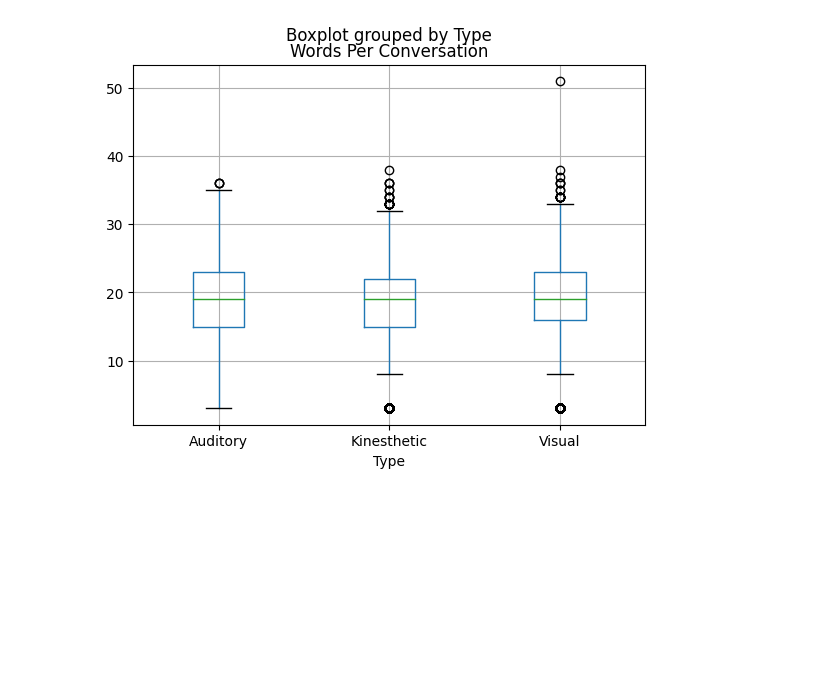
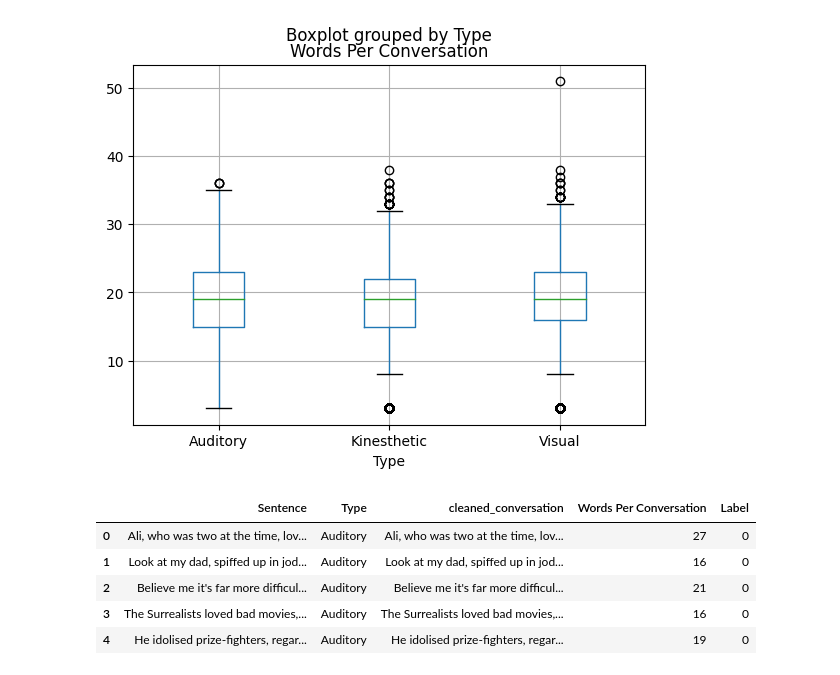
Before and after one commit to dekings44/students_companion_bot, a Jupyter notebook: main.ipynb, the cells around one changed output. Saved outputs shown, nothing was run; the diff lists cells and outputs as text; code cells hidden in the pictures; blank space fills up the shorter version.

Commit message:
created labelled column

```diff
--- a/main.ipynb
+++ b/main.ipynb
@@ -105,3 +104,24 @@ data.boxplot("Words Per Conversation", by='Type')
 # %% [output]
 <Axes: title={'center': 'Words Per Conversation'}, xlabel='Type'>
 [figure]
+# %%
+# Assuming df is your DataFrame and 'Type' is the column with labels
+labels = data['Type']
+
+# Initialize the LabelEncoder
+label_encoder = LabelEncoder()
+
+# Fit and transform the labels
+numerical_labels = label_encoder.fit_transform(labels)
+
+# Add the numerical labels to the DataFrame as a new column, let's call it 'Label'
+data['Label'] = numerical_labels
+# %%
+data.head()
+# %% [output]
+|  | Sentence | Type | cleaned_conversation | Words Per Conversation | Label |
+| 0 | Ali, who was two at the time, lov... | Auditory | Ali, who was two at the time, lov... | 27 | 0 |
+| 1 | Look at my dad, spiffed up in jod... | Auditory | Look at my dad, spiffed up in jod... | 16 | 0 |
+| 2 | Believe me it's far more difficul... | Auditory | Believe me it's far more difficul... | 21 | 0 |
+| 3 | The Surrealists loved bad movies,... | Auditory | The Surrealists loved bad movies,... | 16 | 0 |
+| 4 | He idolised prize-fighters, regar... | Auditory | He idolised prize-fighters, regar... | 19 | 0 |
```
Also changed, not shown: parts of 3 cells of this notebook.
